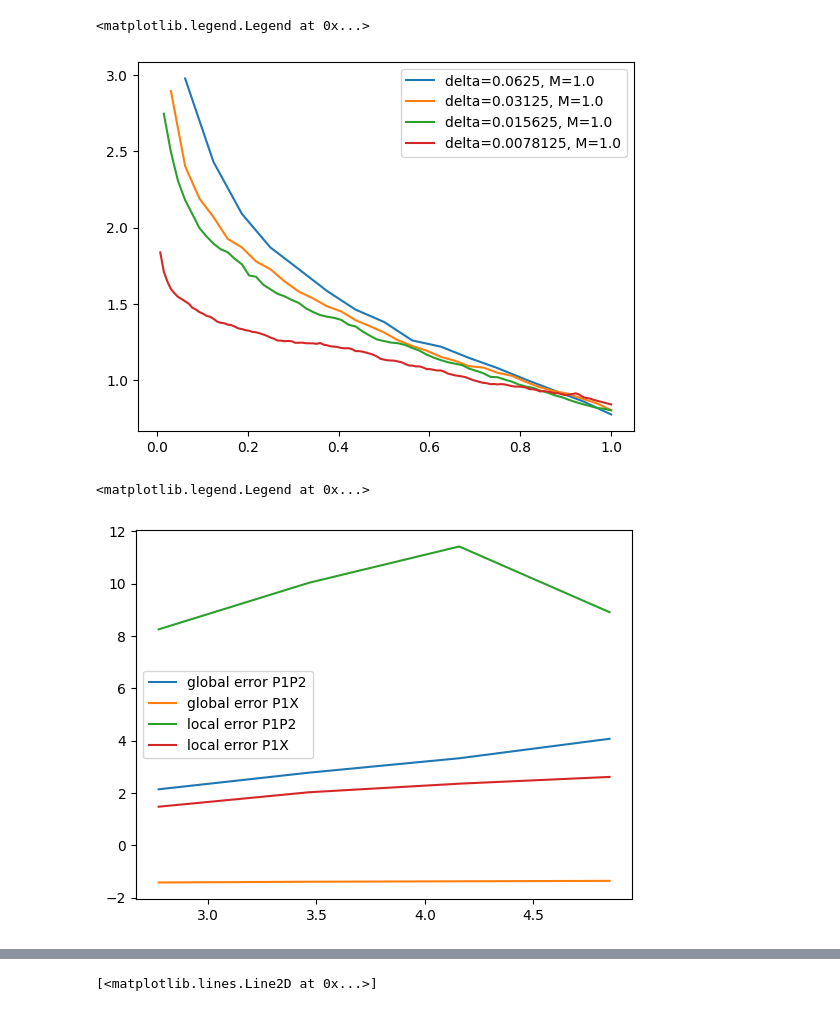
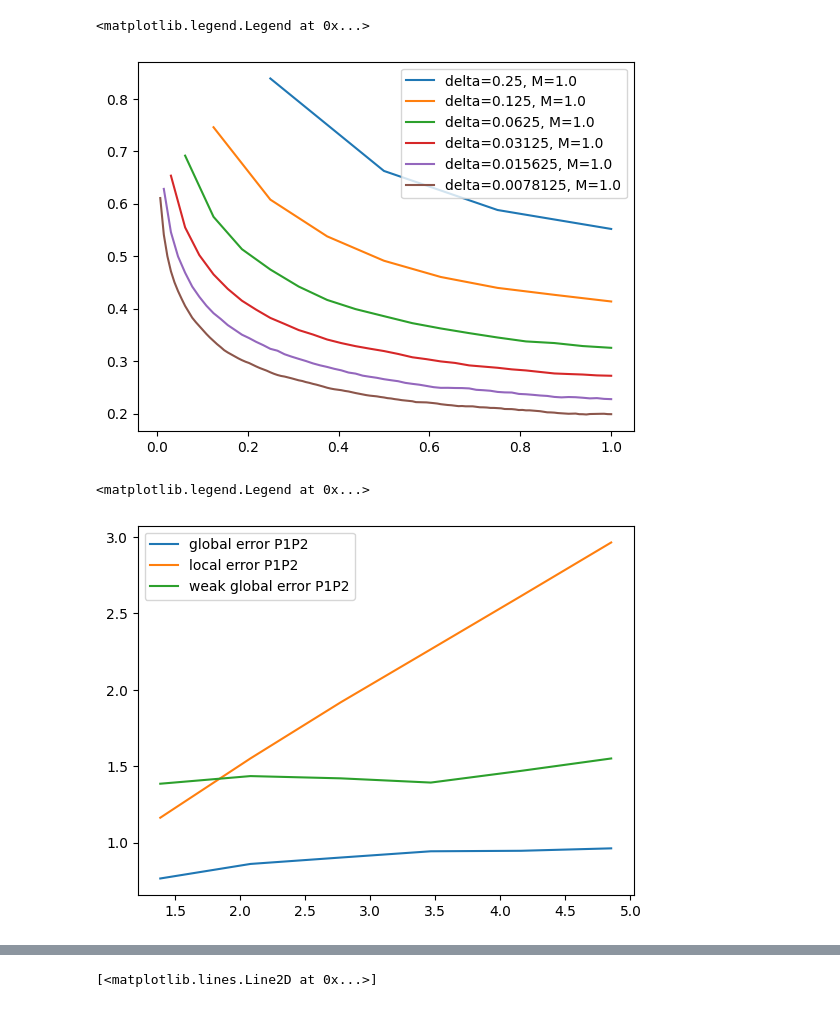
Before and after one commit to ylefay/bayesianSDEsolver, a Jupyter notebook: scripts/Untitled.ipynb, the cells around one changed output, grey strips where cells are left out. Drawn from its saved outputs; the diff is of its cells as text; code cells hidden in the pictures.

Commit message:
fix ssm parabola + tests

```diff
--- a/scripts/Untitled.ipynb
+++ b/scripts/Untitled.ipynb
@@ -3,13 +3,13 @@ import jax.numpy as jnp
 import matplotlib.pyplot as plt
 from sklearn.linear_model import LinearRegression
 # %%
-Ns = jnp.array([16, 32, 64, 128])
-deltas = jnp.array([0.0625, 0.03125, 0.015625, 0.0078125])
-fineDeltas = Ns ** 2
+Ns = jnp.array([4, 8, 16, 32, 64, 128])
+deltas = jnp.array([0.25, 0.125, 0.0625, 0.03125, 0.015625, 0.0078125])
+fineDeltas = Ns ** 1
 Mdeltas = jnp.ones((len(deltas),)) * Ns ** 0
 Ndeltas = Ns
-solver = "ekf0"
-prefix = "BM" + solver
+solver = "ssm_parabola"
+prefix = "langevin" + solver
 folder = "./"
 for n in range(len(Ndeltas)):
     N = Ndeltas[n]
@@ -28,56 +28,71 @@ for n in range(len(Ndeltas)):
 plt.legend()
 # %% [output]
 <matplotlib.legend.Legend at 0x...>
-[figure, old version]
+[figure, new version]
 # %%
 x0 = jnp.ones((2,))
 STRONG_GLOBAL_ERRORS_P1P2 = []
 STRONG_GLOBAL_ERRORS_P1X = []
 STRONG_LOCAL_ERRORS_P1P2 = []
 STRONG_LOCAL_ERRORS_P1X = []
+WEAK_GLOBAL_ERRORS_P1P2 = []
+WEAK_POLYNOMIAL = lambda x: x.T@x
+COV_HYPOELLIPTIC_COMPONENT_ERRORS = []
 for n in range(len(deltas)):
     N = Ndeltas[n]
     M = Mdeltas[n]
     fine = fineDeltas[n]
     paths_1 = jnp.load(f'{folder}/{prefix}_pathwise_sols_{N}_{M}.npy')
     paths_2 = jnp.load(f'{folder}/{prefix}_pathwise_sols2_{N}_{fine}.npy')
-    paths = jnp.load(f'{folder}/{prefix}_paths_{N}_{fine}.npy')
+    #paths = jnp.load(f'{folder}/{prefix}_paths_{N}_{fine}.npy')
     N = int(N)
-    dt = 1 / paths.shape[1]
-    k = int(paths.shape[1] / N)
-    non_normalized_incs = paths * jnp.sqrt(dt)
+    #dt = 1 / paths.shape[1]
+    #k = int(paths.shape[1] / N)
+    #non_normalized_incs = paths * jnp.sqrt(dt)
     linspace = jnp.linspace(0, 1, N + 1)
-    B = jnp.cumsum(non_normalized_incs, axis=1)
-    B = jnp.insert(B, 0, 0.0, axis=1)
-    V = x0[1] + B
-    intB = jnp.cumsum(B, axis=1) * dt
-    V = V[:, ::k, ...]
-    intB = intB[:, ::k, ...]
-    U = x0[0] + x0[1] * linspace[1:].reshape((linspace.shape[0] - 1)) + jnp.squeeze(intB[:, :-1], axis=-1)
-    U = jnp.insert(U, 0, x0[0], axis=1)
-    U = U.reshape((U.shape[0], U.shape[1],))
-    V = V.reshape((V.shape[0], V.shape[1],))
-    X = jnp.stack([U, V], axis=-1)
+    #B = jnp.cumsum(non_normalized_incs, axis=1)
+    #B = jnp.insert(B, 0, 0.0, axis=1)
+    #V = x0[1] + B
+    #intB = jnp.cumsum(B, axis=1) * dt
+    #V = V[:, ::k, ...]
+    #intB = intB[:, ::k, ...]
+    #U = x0[0] + x0[1] * linspace[1:].reshape((linspace.shape[0] - 1)) + jnp.squeeze(intB[:, :-1], axis=-1)
+    #U = jnp.insert(U, 0, x0[0], axis=1)
+    #U = U.reshape((U.shape[0], U.shape[1],))
+    #V = V.reshape((V.shape[0], V.shape[1],))
+    #X = jnp.stack([U, V], axis=-1)
     STRONG_GLOBAL_ERROR_P1P2 = jnp.max(jnp.mean(jnp.linalg.norm(paths_2 - paths_1, axis=-1), axis=0), axis=-1)
-    STRONG_GLOBAL_ERROR_P1X = jnp.max(jnp.mean(jnp.linalg.norm(paths_1 - X, axis=-1), axis=0), axis=-1)
+    #STRONG_GLOBAL_ERROR_P1X = jnp.max(jnp.mean(jnp.linalg.norm(paths_1 - X, axis=-1), axis=0), axis=-1)
     STRONG_LOCAL_ERROR_P1P2 = jnp.mean(jnp.linalg.norm(paths_2[:, 1] - paths_1[:, 1], axis=-1), axis=0)
-    STRONG_LOCAL_ERROR_P1X = jnp.mean(jnp.linalg.norm(paths_1[:, 1] - X[:, 1], axis=-1), axis=0)
+    #STRONG_LOCAL_ERROR_P1X = jnp.mean(jnp.linalg.norm(paths_1[:, 1] - X[:, 1], axis=-1), axis=0)
+    MOMENT_P1 = jnp.array([WEAK_POLYNOMIAL(paths_1[i, -1, jnp.newaxis,:]) for i in range(paths_1.shape[0])])
+    MOMENT_P2 = jnp.array([WEAK_POLYNOMIAL(paths_2[i, -1, jnp.newaxis,:]) for i in range(paths_2.shape[0])])
+    WEAK_GLOBAL_ERROR_P1P2 = jnp.linalg.norm(jnp.linalg.norm(jnp.mean(MOMENT_P2, axis=0)-jnp.mean(MOMENT_P1, axis=0),axis=-1),axis=-1)
+    #ONLY FOR IBM
+    #COV_HYPOELLIPTIC_COMPONENT_ERROR = jnp.max(jnp.abs(jnp.diag(jnp.cov(paths_1[:,:,0], rowvar=False))-jnp.linspace(0, 1, N+1)**3/3), axis=-1)
+    COV_HYPOELLIPTIC_COMPONENT_ERROR = jnp.max(jnp.abs(jnp.diag(jnp.cov(paths_1[:,:,0], rowvar=False))-jnp.diag(jnp.cov(paths_2[:,:,0], rowvar=False))), axis=-1)
     STRONG_GLOBAL_ERRORS_P1P2.append(STRONG_GLOBAL_ERROR_P1P2)
-    STRONG_GLOBAL_ERRORS_P1X.append(STRONG_GLOBAL_ERROR_P1X)
+    #STRONG_GLOBAL_ERRORS_P1X.append(STRONG_GLOBAL_ERROR_P1X)
     STRONG_LOCAL_ERRORS_P1P2.append(STRONG_LOCAL_ERROR_P1P2)
-    STRONG_LOCAL_ERRORS_P1X.append(STRONG_LOCAL_ERROR_P1X)
+    #STRONG_LOCAL_ERRORS_P1X.append(STRONG_LOCAL_ERROR_P1X)
+    WEAK_GLOBAL_ERRORS_P1P2.append(WEAK_GLOBAL_ERROR_P1P2)
+    COV_HYPOELLIPTIC_COMPONENT_ERRORS.append(COV_HYPOELLIPTIC_COMPONENT_ERROR)
 STRONG_GLOBAL_ERRORS_P1P2 = jnp.array(STRONG_GLOBAL_ERRORS_P1P2)
-STRONG_GLOBAL_ERRORS_P1X = jnp.array(STRONG_GLOBAL_ERRORS_P1X)
+#STRONG_GLOBAL_ERRORS_P1X = jnp.array(STRONG_GLOBAL_ERRORS_P1X)
 STRONG_LOCAL_ERRORS_P1P2 = jnp.array(STRONG_LOCAL_ERRORS_P1P2)
-STRONG_LOCAL_ERRORS_P1X = jnp.array(STRONG_LOCAL_ERRORS_P1X)
+#STRONG_LOCAL_ERRORS_P1X = jnp.array(STRONG_LOCAL_ERRORS_P1X)
+WEAK_GLOBAL_ERRORS_P1P2 = jnp.array(WEAK_GLOBAL_ERRORS_P1P2)
+COV_HYPOELLIPTIC_COMPONENT_ERRORS = jnp.array(COV_HYPOELLIPTIC_COMPONENT_ERRORS)
 plt.plot(-jnp.log(deltas), -jnp.log(STRONG_GLOBAL_ERRORS_P1P2), label='global error P1P2')
-plt.plot(-jnp.log(deltas), -jnp.log(STRONG_GLOBAL_ERRORS_P1X), label='global error P1X')
+#plt.plot(-jnp.log(deltas), -jnp.log(STRONG_GLOBAL_ERRORS_P1X), label='global error P1X')
 plt.plot(-jnp.log(deltas), -jnp.log(STRONG_LOCAL_ERRORS_P1P2), label='local error P1P2')
-plt.plot(-jnp.log(deltas), -jnp.log(STRONG_LOCAL_ERRORS_P1X), label='local error P1X')
+#plt.plot(-jnp.log(deltas), -jnp.log(STRONG_LOCAL_ERRORS_P1X), label='local error P1X')
+plt.plot(-jnp.log(deltas), -jnp.log(WEAK_GLOBAL_ERRORS_P1P2), label='weak global error P1P2')
+#plt.plot(-jnp.log(deltas), -jnp.log(COV_HYPOELLIPTIC_COMPONENT_ERRORS), label='cov hypoelliptic component error')
 plt.legend()
 # %% [output]
 <matplotlib.legend.Legend at 0x...>
-[figure, old version]
+[figure, new version]
 # %%
 linear_regressor = LinearRegression().fit(-jnp.log(deltas).reshape(-1, 1), -jnp.log(STRONG_GLOBAL_ERRORS_P1P2))
 print(linear_regressor.coef_)
```
Also changed, not shown: parts of 12 cells of this notebook, 15 other files.
